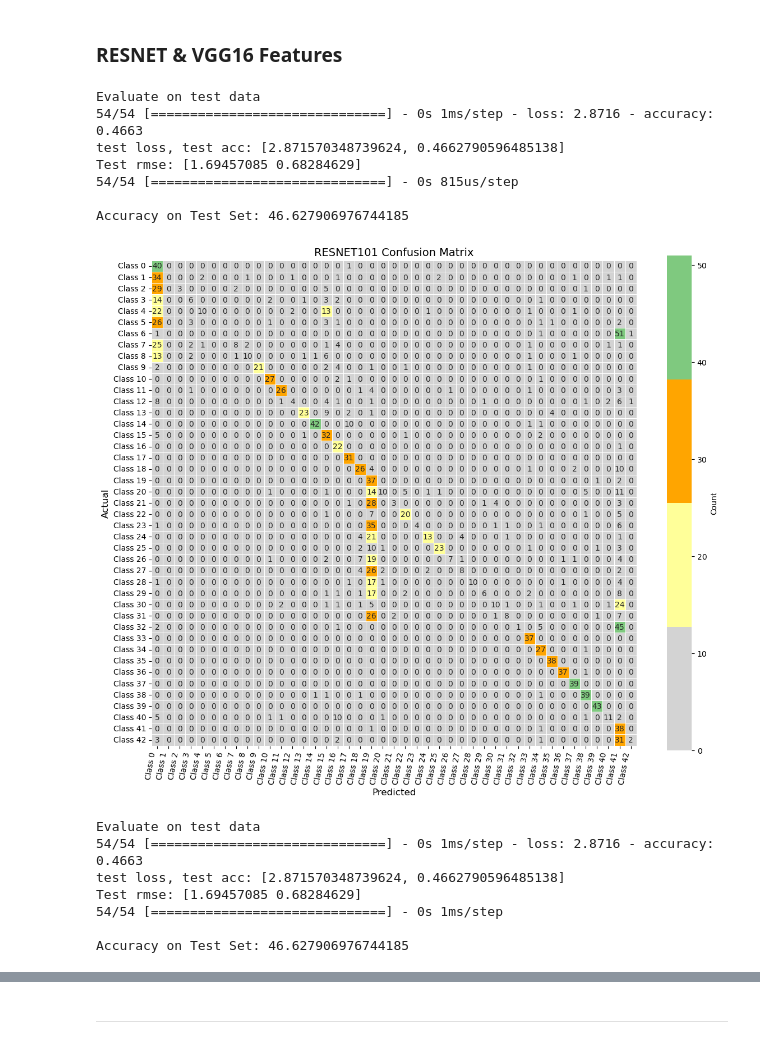
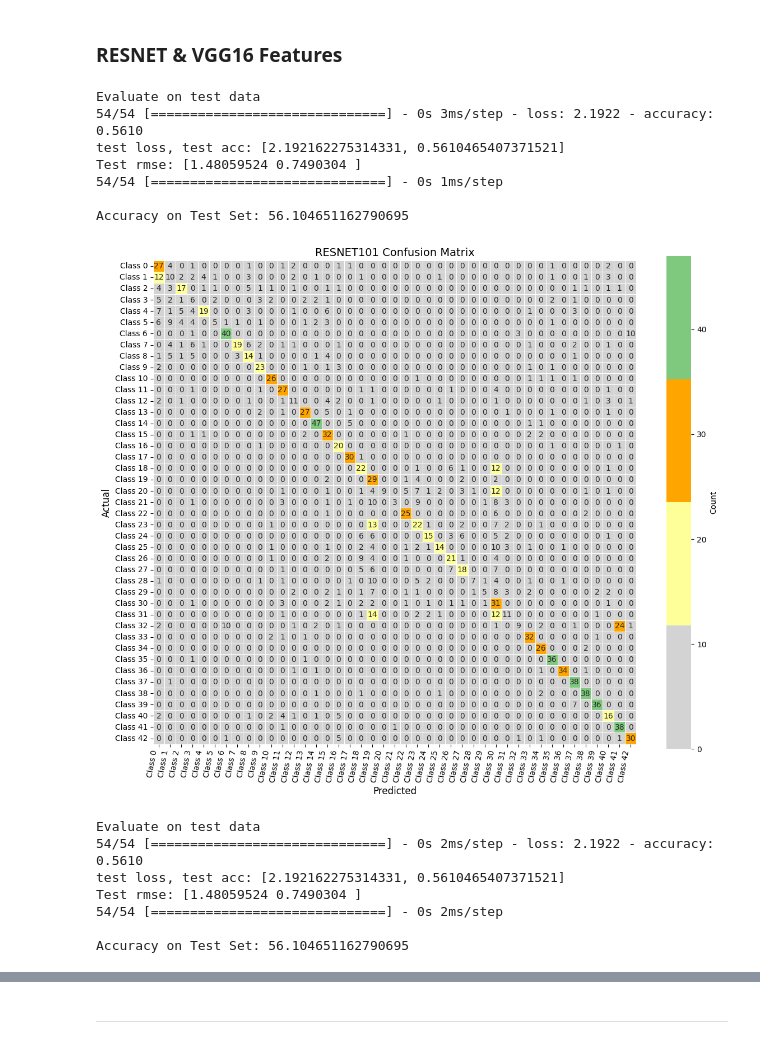
Before and after one commit to teddy661/281-final-project, a Jupyter notebook: logistic_regression_model.ipynb, the cells around one changed output, grey strips where cells are left out. Drawn from its saved outputs; the diff is of its cells as text; code cells hidden in the pictures.

```diff
--- a/logistic_regression_model.ipynb
+++ b/logistic_regression_model.ipynb
@@ -233,6 +237,6 @@ model = build_model(num_features, learningRate)
 # print(model.summary())
 
 history = model.fit(
-    x=X_train, y=y_train, epochs=300, verbose=0, validation_split=0.1, batch_size=50
+    x=X_train, y=y_train, epochs=50, verbose=0, validation_split=0.1, batch_size=100
 )
 # %% [output]
@@ -364,5 +380,5 @@ model = build_model(num_features, learningRate)
 # print(model.summary())
 
 history = model.fit(
-    x=X_train, y=y_train, epochs=3500, verbose=0, validation_split=0.1, batch_size=32
+    x=X_train, y=y_train, epochs=50, verbose=0, validation_split=0.1, batch_size=100
 )
@@ -375,7 +389,7 @@ print("Evaluate on test data")
 results = model.evaluate(X_test, y_test, batch_size=32)
 print("test loss, test acc:", results)
 
-test_loss = model.evaluate(x=X_test, y=y_test, verbose=0, batch_size=32)
+test_loss = model.evaluate(x=X_test, y=y_test, verbose=0, batch_size=200)
 
 test_rmse = np.sqrt(test_loss)
 print("Test rmse:", test_rmse)
@@ -484,49 +498,49 @@ for f in cols:
     model = build_model(num_features, learningRate)
 
     history = model.fit(
-        x=X_train, y=y_train, epochs=300, verbose=0, validation_split=0.1, batch_size=32
+        x=X_train, y=y_train, epochs=50, verbose=0, validation_split=0.1, batch_size=100
     )
 
     models.append(history)
 
     # Make predictions on test data using Template Matching Features
     # Evaluate the model on the test data using `evaluate`
     print("Evaluate on test data")
     results = model.evaluate(X_test, y_test, batch_size=32)
     print("test loss, test acc:", results)
 
     test_loss = model.evaluate(x=X_test, y=y_test, verbose=0, batch_size=32)
 
     test_rmse = np.sqrt(test_loss)
     print("Test rmse:", test_rmse)
 
     # Predict
     y_pred = model.predict(X_test)
 
     y_prediction = np.full(shape=(y_pred.shape[0]), fill_value=-1)
     row = 0
     for p in y_pred:
         clase = np.argmax(p)
         y_prediction[row] = clase
         row += 1
 
     accuracy = accuracy_score(y_test, y_prediction)
     print("\nAccuracy on Test Set:", accuracy * 100)
 
     plot_confusion_matrix(f, y_test, y_prediction)
 # %% [output]
 Evaluate on test data
-54/54 [==============================] - 0s 1ms/step - loss: 2.8716 - accuracy: 0.4663
-test loss, test acc: [2.871570348739624, 0.4662790596485138]
-Test rmse: [1.69457085 0.68284629]
-54/54 [==============================] - 0s 815us/step
+54/54 [==============================] - 0s 3ms/step - loss: 2.1922 - accuracy: 0.5610
+test loss, test acc: [2.192162275314331, 0.5610465407371521]
+Test rmse: [1.48059524 0.7490304 ]
+54/54 [==============================] - 0s 1ms/step
 
-Accuracy on Test Set: 46.627906976744185
+Accuracy on Test Set: 56.104651162790695
-[figure, old version]
+[figure, new version]
 Evaluate on test data
-54/54 [==============================] - 0s 1ms/step - loss: 2.8716 - accuracy: 0.4663
-test loss, test acc: [2.871570348739624, 0.4662790596485138]
-Test rmse: [1.69457085 0.68284629]
-54/54 [==============================] - 0s 1ms/step
+54/54 [==============================] - 0s 2ms/step - loss: 2.1922 - accuracy: 0.5610
+test loss, test acc: [2.192162275314331, 0.5610465407371521]
+Test rmse: [1.48059524 0.7490304 ]
+54/54 [==============================] - 0s 2ms/step
 
-Accuracy on Test Set: 46.627906976744185
+Accuracy on Test Set: 56.104651162790695
```
Also changed, not shown: parts of 10 cells of this notebook.
